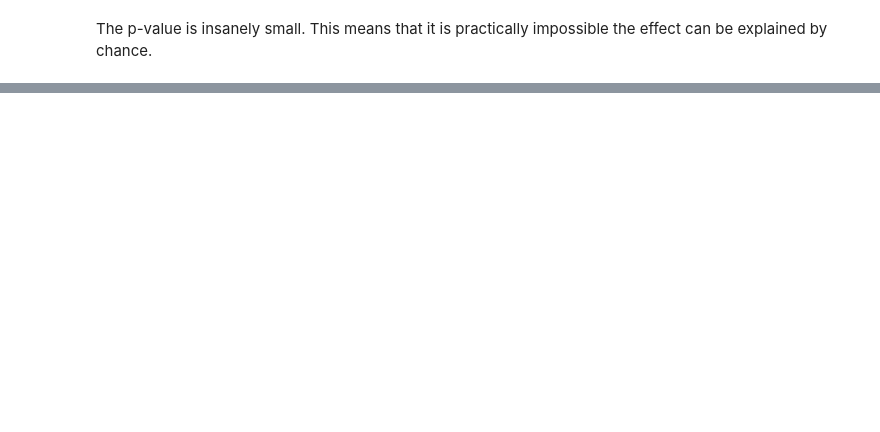
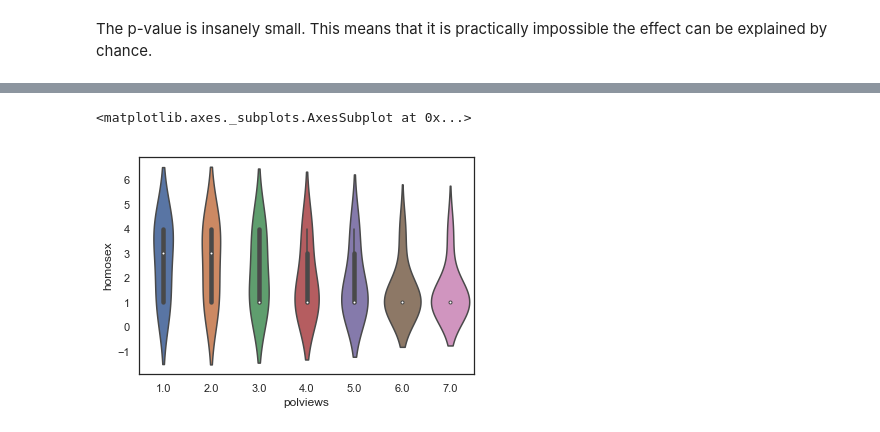
Before and after one commit to gsidsid/ThinkStats2, a Jupyter notebook: project1/project1.ipynb, the cells around one changed output, grey strips where cells are left out. Drawn from its saved outputs; the diff is of its cells as text; code cells hidden in the pictures; blank space fills up the shorter version.

```diff
--- a/project1/project1.ipynb
+++ b/project1/project1.ipynb
@@ -388,0 +435,17 @@ plt.ylabel('Not Happy');
+# %%
+# replacing codewords and rerunning tests
+gss['attend'].replace([9], np.nan, inplace=True)
+gss['divorce'].replace([8,9,0], np.nan, inplace=True)
+gss['homosex'].replace([8,9,0,5], np.nan, inplace=True)
+gss['speduc'].replace([97,98,99], np.nan, inplace=True)
+gss['age'].replace([98,99], np.nan, inplace=True)
+
+effs = dict()
+
+for feature in top_feats:
+    lib = gss[feature][gss['polviews'] < 4]
+    cons = gss[feature][gss['polviews'] > 4]
+    effs[feature] = abs(CohenEffectSize(lib,cons))
+
+# As to be expected, polviews and partyid have the highest two effect sizes so I'm excluding them
+sorted(effs.items(), key=operator.itemgetter(1), reverse=True)
@@ -388,0 +482,5 @@ plt.ylabel('Not Happy');
+# %%
+sns.violinplot(y=gss['homosex'], x=gss['polviews'], bw=0.9, orient="v")
+# %% [output]
+<matplotlib.axes._subplots.AxesSubplot at 0x...>
+[figure, added]
```
Also changed, not shown: parts of 35 cells of this notebook, 1 other file.
